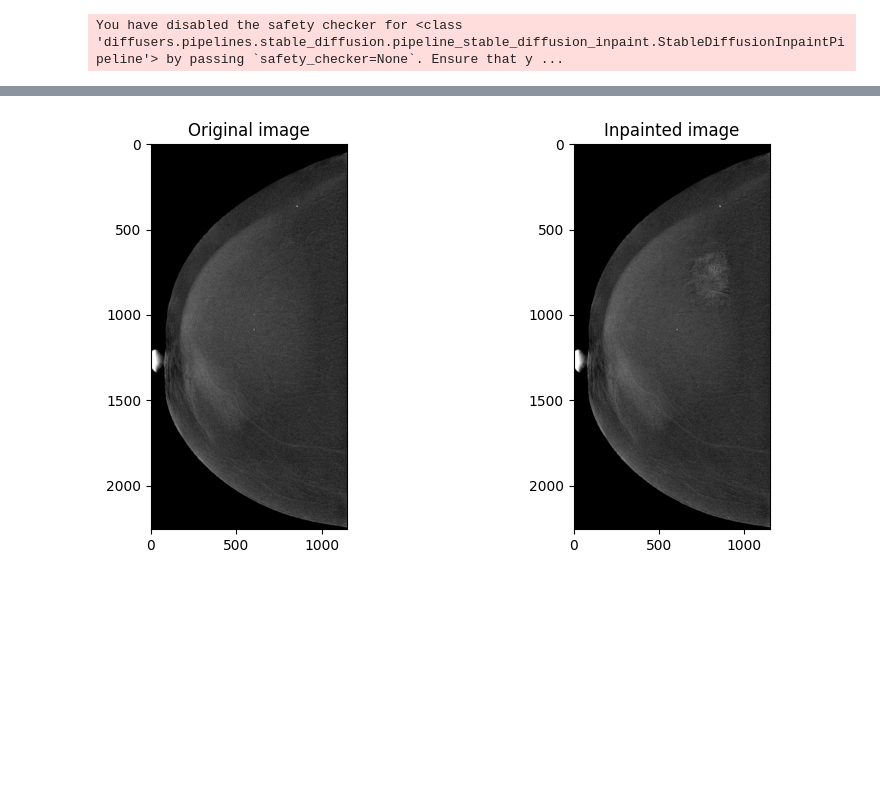
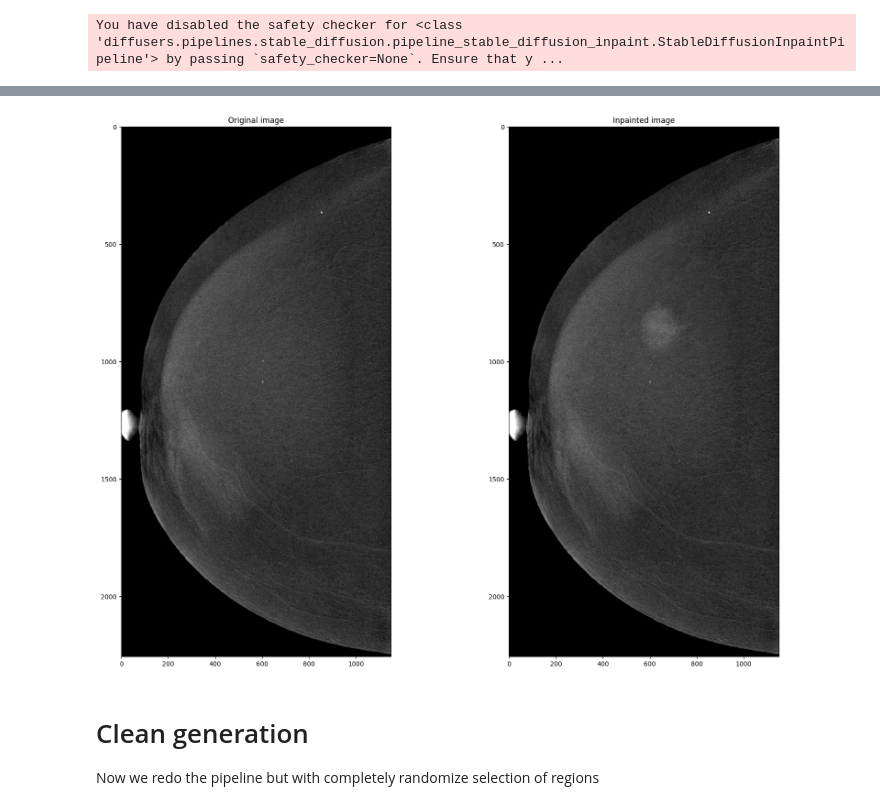
Before and after one commit to Likalto4/CEM-Detect, a Jupyter notebook: generation/inpainting/inference/inpainting_high_quality.ipynb, the cells around one changed output, grey strips where cells are left out. Drawn from its saved outputs; the diff is of its cells as text; code cells hidden in the pictures; blank space fills up the shorter version.

```diff
--- a/generation/inpainting/inference/inpainting_high_quality.ipynb
+++ b/generation/inpainting/inference/inpainting_high_quality.ipynb
@@ -100,7 +103,7 @@ def compute_ratios():
 
     return mean, std
 
-def create_bbox(im_xrange, im_yrange, area_range, ratio_range):
+def create_lesion_bbox(im_xrange, im_yrange, area_range, ratio_range):
     while True:
         # sample x and y
         x1 = np.random.randint(im_xrange[0], im_xrange[1])
@@ -139,7 +142,7 @@ im_xrange = (0, 512)
 im_yrange = (0, 512)
 
 # create bbox
-bbox_mask, bbox = create_bbox(im_xrange, im_yrange, area_range, ratio_range)
+bbox_mask, bbox = create_lesion_bbox(im_xrange, im_yrange, area_range, ratio_range)
 
 plt.figure(figsize=(5,5))
 plt.imshow(im_closup, cmap='gray')
@@ -166,8 +169,6 @@ pipe.enable_xformers_memory_efficient_attention()
 # %% [output]
 You have disabled the safety checker for <class 'diffusers.pipelines.stable_diffusion.pipeline_stable_diffusion_inpaint.StableDiffusionInpaintPipeline'> by passing `safety_checker=None`. Ensure that y ...
 # %%
-# repeat in three channels to make RGB
-im_closup = np.repeat(im_closup[:,:,None], 3, axis=2)
 # Set diffusion pipeline
 im_RGB = Image.fromarray(im_closup)
 prompt = "a mammogram with a lesion"
@@ -175,8 +176,8 @@ negative_prompt = ""
 num_samples = 1
 
  # HP
-diffusion_steps = 40
-guidance_scale = 4
+diffusion_steps = 50
+guidance_scale = 1
 
 with torch.autocast("cuda"), torch.inference_mode():
     synth = pipe(
@@ -216,13 +217,17 @@ plt.show()
 # %%
 # reinstert in the orignal image
 inpainted_im = im.copy()
 inpainted_im[y1:y2, x1:x2] = synth_array[:,:,0]
 # show orignal and inpainted image
-fig, axs = plt.subplots(1, 2, figsize=(10, 5))
+fig, axs = plt.subplots(1, 2, figsize=(20, 15))
 axs[0].imshow(im, cmap='gray')
 axs[0].set_title('Original image')
 axs[1].imshow(inpainted_im, cmap='gray')
 axs[1].set_title('Inpainted image')
 plt.show()
 # %% [output]
-[figure, old version]
+[figure, new version]
+# %% [markdown]
+# Clean generation
+
+Now we redo the pipeline but with completely randomize selection of regions
```
Also changed, not shown: parts of 11 cells of this notebook.
